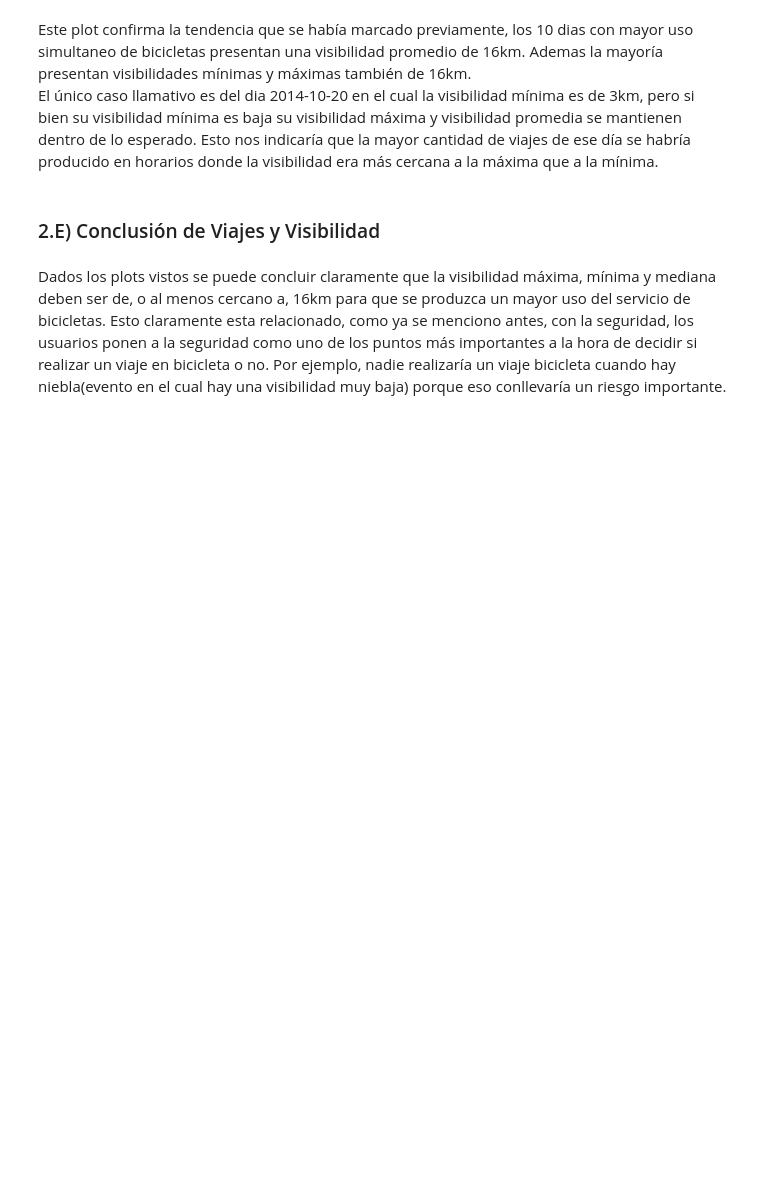
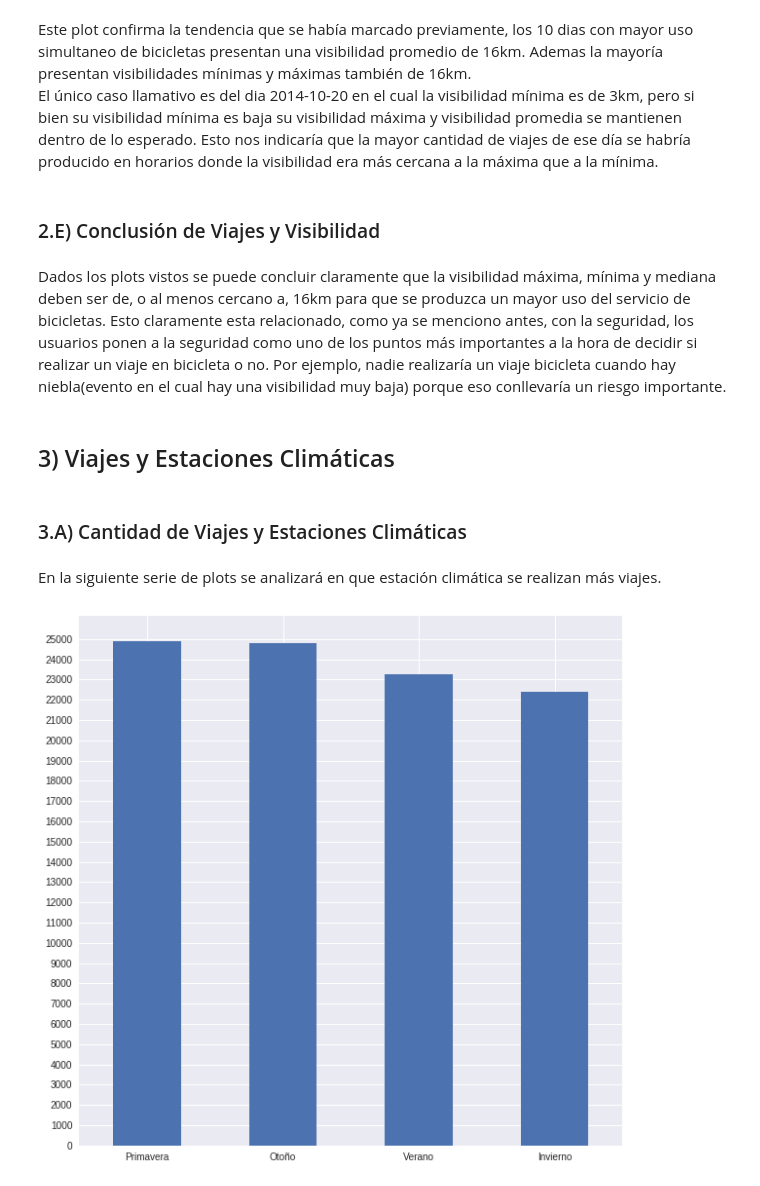
Before and after one commit to frisjon/tp1, a Jupyter notebook: notebooks/viajes_clima.ipynb, the cells around one changed output. Cells and saved outputs as stored; diff of their text form; code cells hidden in the pictures; blank space fills up the shorter version.

Commit message:
Agregada seccion Viajes y Estaciones Climaticas

```diff
--- a/notebooks/viajes_clima.ipynb
+++ b/notebooks/viajes_clima.ipynb
@@ -38,6 +38,13 @@ weather['min_visibility_km'] = weather['min_visibility_miles'].map(lambda x: x *
 # %%
 #Se combinan los Dataframes.
 joined = trips.merge(weather, left_on=['date', 'zip_code'], right_on=['date', 'zip_code'])
+# %%
+#Funcion para convertir la duracion de segundos a minutos.
+def s_to_m(time):
+    return (time / 60)
+# %%
+#Se crea una columna con la duracion en minutos.
+joined['duration_m'] = joined['duration'].map(s_to_m)
 # %% [markdown]
 ## 1) Viajes y Temperatura
 # %% [markdown]
@@ -203,3 +210,28 @@ El único caso llamativo es del dia 2014-10-20 en el cual la visibilidad mínima
 ### 2.E) Conclusión de Viajes y Visibilidad
 # %% [markdown]
 Dados los plots vistos se puede concluir claramente que la visibilidad máxima, mínima y mediana deben ser de, o al menos cercano a, 16km para que se produzca un mayor uso del servicio de bicicletas. Esto claramente esta relacionado, como ya se menciono antes, con la seguridad, los usuarios ponen a la seguridad como uno de los puntos más importantes a la hora de decidir si realizar un viaje en bicicleta o no. Por ejemplo, nadie realizaría un viaje bicicleta cuando hay niebla(evento en el cual hay una visibilidad muy baja) porque eso conllevaría un riesgo importante.
+# %% [markdown]
+## 3) Viajes y Estaciones Climáticas
+# %% [markdown]
+### 3.A) Cantidad de Viajes y Estaciones Climáticas
+# %% [markdown]
+En la siguiente serie de plots se analizará en que estación climática se realizan más viajes.
+# %%
+#Funcion para clasificar estaciones climaticas.
+def estacion(date):
+    if date.month >= 3 and date.month <= 5:
+        return 'Primavera'
+    elif date.month >= 6 and date.month <= 8:
+        return 'Verano'
+    elif date.month >= 9 and date.month <= 11:
+        return 'Otoño'
+    else:
+        return 'Invierno'
+# %%
+#Se crea la columna con la estacion climatica.
+joined['estacion_clima'] = joined['date'].map(estacion)
+# %%
+joined['estacion_clima'].value_counts(sort=True).plot.bar(figsize=(10,10), rot=0);
+plt.yticks(range(0,26000,1000));
+# %% [output]
+[figure, added]
```
Also changed, not shown: parts of 8 cells of this notebook.
